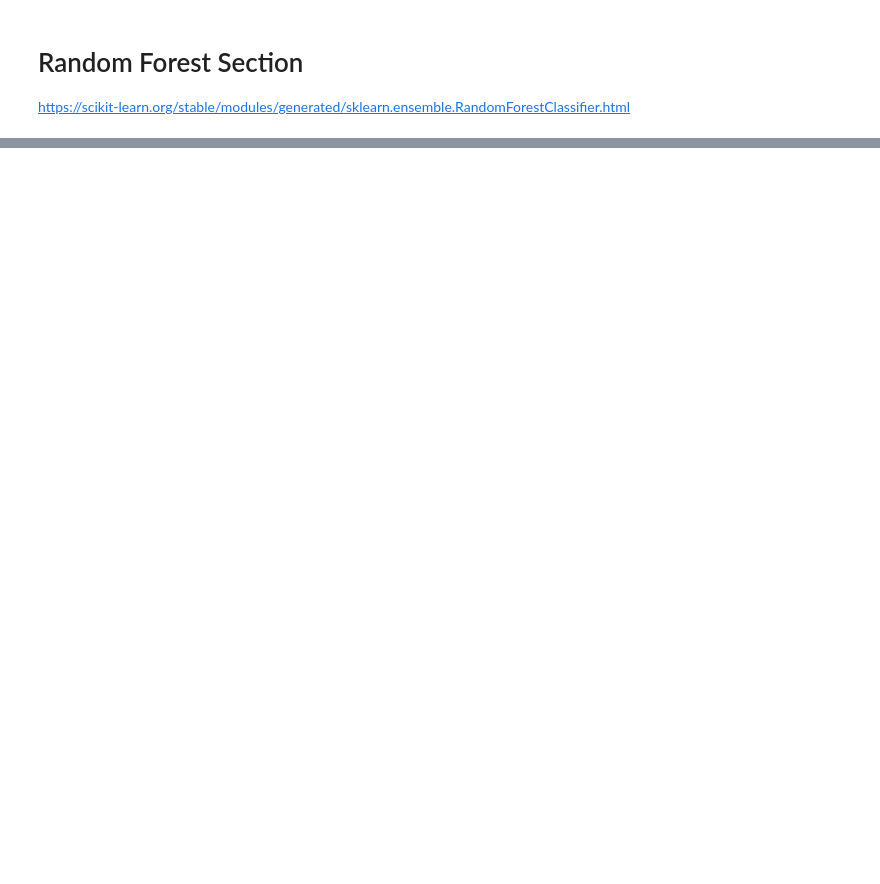
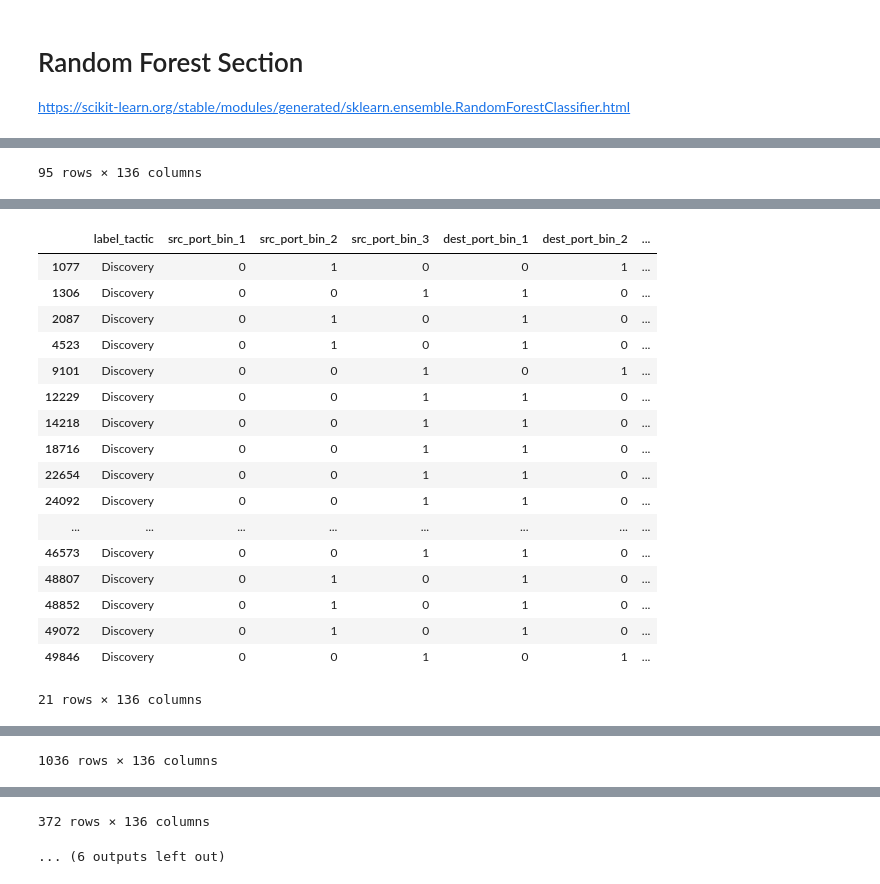
Before and after one commit to aabaniel/ZeekData24-AI-Training, a Jupyter notebook: CTTHES3_Models/ML_GBT.ipynb, the cells around one changed output, grey strips where cells are left out. Saved outputs shown, nothing was run; the diff lists cells and outputs as text; code cells hidden in the pictures; blank space fills up the shorter version.

```diff
--- a/CTTHES3_Models/ML_GBT.ipynb
+++ b/CTTHES3_Models/ML_GBT.ipynb
@@ -292,0 +347,58 @@ plt.show()
+# %%
+best_model = grid_search.best_estimator_
+
+
+y_pred = best_model.predict(X_test_scaled)
+y_true = y_test
+
+analysis_df = test_df.reset_index(drop=True).copy()
+
+analysis_df["True Class"] = y_true.reset_index(drop=True)
+analysis_df["Predicted Class"] = pd.Series(y_pred).reset_index(drop=True)
+
+classes = sorted(y_true.unique())
+
+for true_class in classes:
+    for pred_class in classes:
+
+        if true_class == pred_class:
+            continue
+
+        mask = (
+            (analysis_df["True Class"] == true_class) &
+            (analysis_df["Predicted Class"] == pred_class)
+        )
+
+        if mask.sum() == 0:
+            continue
+
+        subset = analysis_df.loc[mask].drop(
+            columns=["True Class", "Predicted Class"],
+            errors="ignore"
+        )
+
+        print("=" * 100)
+        print(f"{true_class} ---> {pred_class}")
+        print(f"Misclassified Samples: {len(subset)}")
+
+        common_columns = {}
+
+        for col in subset.columns:
+
+            if pd.api.types.is_float_dtype(subset[col]):
+                continue
+
+            values = subset[col].dropna().unique()
+
+            if len(values) == 1:
+                common_columns[col] = values[0]
+
+        if common_columns:
+            print("\nCommon Columns:")
+            for col, value in common_columns.items():
+                print(f"{col}: {value}")
+        else:
+            print("\nNo columns have identical values across every sample.")
+
+        display(subset)
+# %% [output]
@@ -292,0 +434 @@ plt.show()
+95 rows × 136 columns
@@ -292,0 +452,18 @@ plt.show()
+|  | label_tactic | src_port_bin_1 | src_port_bin_2 | src_port_bin_3 | dest_port_bin_1 | dest_port_bin_2 | ... |
+| 1077 | Discovery | 0 | 1 | 0 | 0 | 1 | ... |
+| 1306 | Discovery | 0 | 0 | 1 | 1 | 0 | ... |
+| 2087 | Discovery | 0 | 1 | 0 | 1 | 0 | ... |
+| 4523 | Discovery | 0 | 1 | 0 | 1 | 0 | ... |
+| 9101 | Discovery | 0 | 0 | 1 | 0 | 1 | ... |
+| 12229 | Discovery | 0 | 0 | 1 | 1 | 0 | ... |
+| 14218 | Discovery | 0 | 0 | 1 | 1 | 0 | ... |
+| 18716 | Discovery | 0 | 0 | 1 | 1 | 0 | ... |
+| 22654 | Discovery | 0 | 0 | 1 | 1 | 0 | ... |
+| 24092 | Discovery | 0 | 0 | 1 | 1 | 0 | ... |
+| ... | ... | ... | ... | ... | ... | ... | ... |
+| 46573 | Discovery | 0 | 0 | 1 | 1 | 0 | ... |
+| 48807 | Discovery | 0 | 1 | 0 | 1 | 0 | ... |
+| 48852 | Discovery | 0 | 1 | 0 | 1 | 0 | ... |
+| 49072 | Discovery | 0 | 1 | 0 | 1 | 0 | ... |
+| 49846 | Discovery | 0 | 0 | 1 | 0 | 1 | ... |
+21 rows × 136 columns
@@ -292,0 +499 @@ plt.show()
+1036 rows × 136 columns
@@ -292,0 +529,2 @@ plt.show()
+372 rows × 136 columns
+... (6 outputs left out)
```
Also changed, not shown: parts of 9 cells of this notebook.
